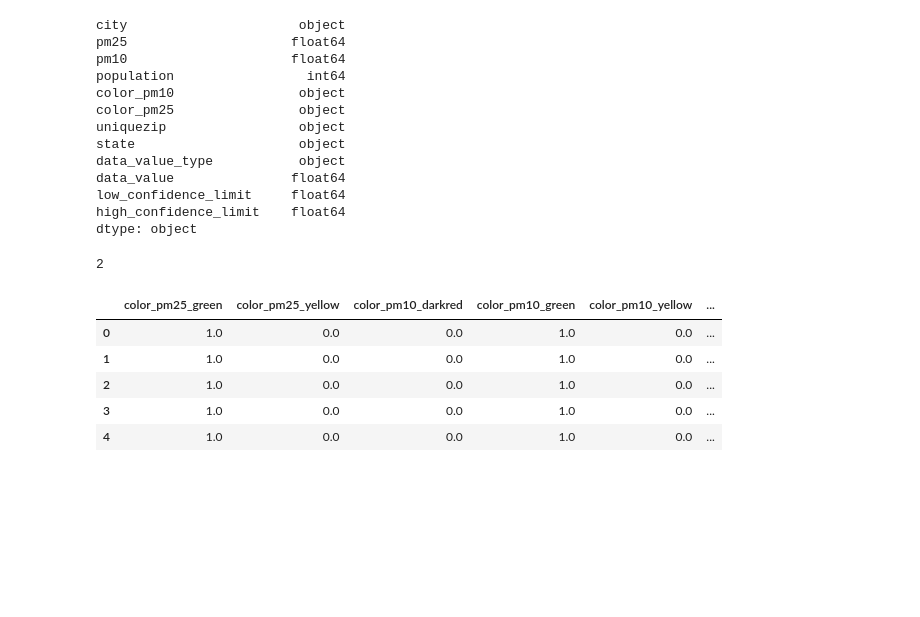
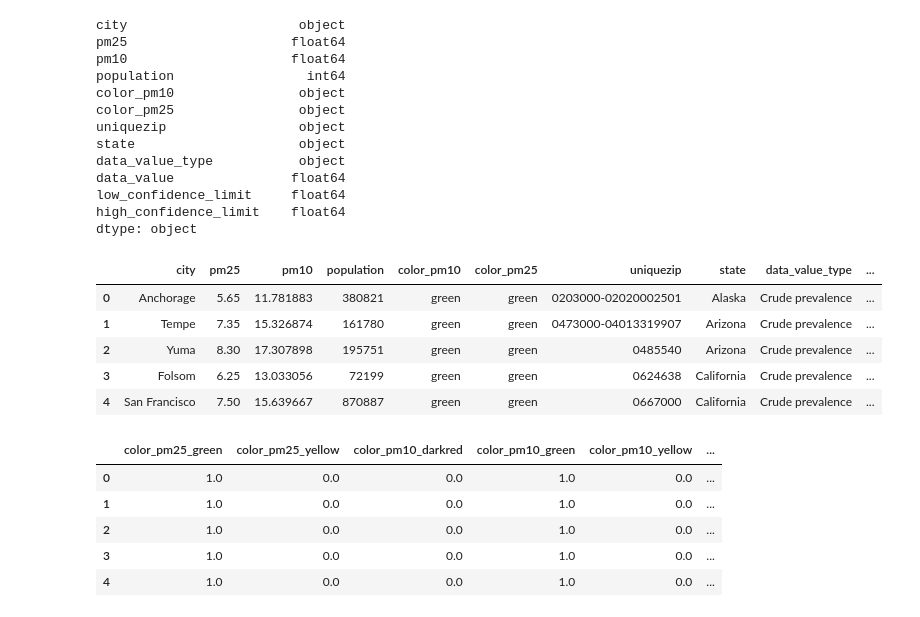
Before and after one commit to kmaluccio/group_7_project, a Jupyter notebook: Machine_learning_model.ipynb, the cells around one changed output. Saved outputs shown, nothing was run; the diff lists cells and outputs as text; code cells hidden in the pictures; blank space fills up the shorter version.

```diff
--- a/Machine_learning_model.ipynb
+++ b/Machine_learning_model.ipynb
@@ -50,13 +61,18 @@ dtype: object
 # %%
 # df['color_pm25'].nunique() # 2 unique colors
 # df['color_pm10'].nunique() # 3 unique colors
 # df['data_value_type'].nunique() # 2 unique types
 
 # drop high and low confidence limits for machine learning model so there is no bias
-df.drop(['low_confidence_limit','high_confidence_limit'],inplace=True)
+df.drop(columns=['low_confidence_limit','high_confidence_limit'],inplace=True)
 df.head()
 # %% [output]
-2
+|  | city | pm25 | pm10 | population | color_pm10 | color_pm25 | uniquezip | state | data_value_type | ... |
+| 0 | Anchorage | 5.65 | 11.781883 | 380821 | green | green | 0203000-02020002501 | Alaska | Crude prevalence | ... |
+| 1 | Tempe | 7.35 | 15.326874 | 161780 | green | green | 0473000-04013319907 | Arizona | Crude prevalence | ... |
+| 2 | Yuma | 8.30 | 17.307898 | 195751 | green | green | 0485540 | Arizona | Crude prevalence | ... |
+| 3 | Folsom | 6.25 | 13.033056 | 72199 | green | green | 0624638 | California | Crude prevalence | ... |
+| 4 | San Francisco | 7.50 | 15.639667 | 870887 | green | green | 0667000 | California | Crude prevalence | ... |
 # %%
 # Convert columns that are objects to integers using onehotencoder
 enc = OneHotEncoder(sparse=False)
```
Also changed, not shown: parts of 27 cells of this notebook.
